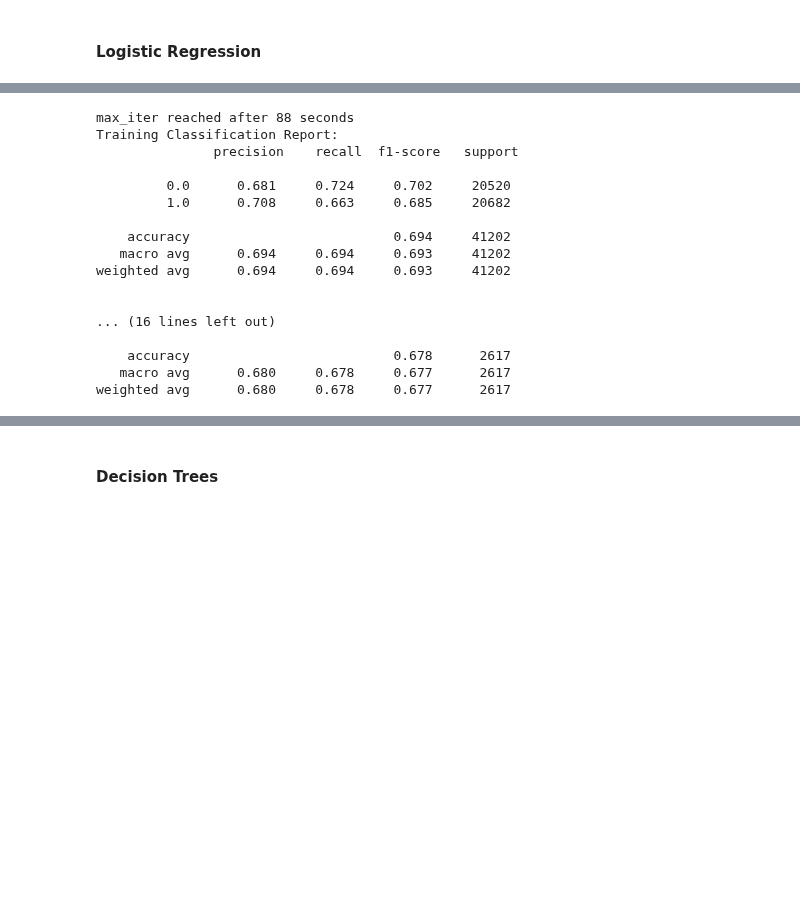
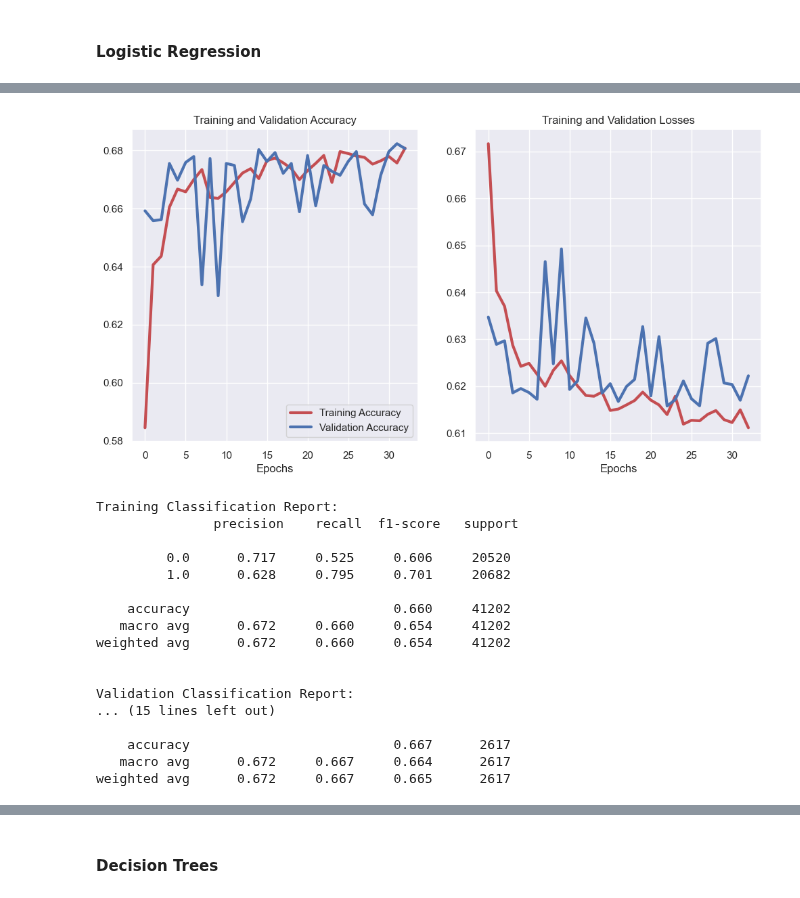
Before and after one commit to madhava20217/Malaria-Detection-from-Cells, a Jupyter notebook: Modeling/all_models.ipynb, the cells around one changed output, grey strips where cells are left out. Drawn from its saved outputs; the diff is of its cells as text; code cells hidden in the pictures; blank space fills up the shorter version.

```diff
--- a/Modeling/all_models.ipynb
+++ b/Modeling/all_models.ipynb
@@ -550,11 +647,24 @@ weighted avg      0.661     0.641     0.630      2617
 # %%
 from sklearn.linear_model import LogisticRegression
 
-logreg_cls =  LogisticRegression(max_iter = 200, verbose = 10, n_jobs = -1, solver = 'saga')
-logreg_cls.fit(x_train_aug.reshape(n_aug_train, -1), y_train_aug)
-preds_train = logreg_cls.predict(x_train_aug.reshape(n_aug_train, -1))
-preds_val   = logreg_cls.predict(x_val.reshape(n_val, -1))
-preds_test  = logreg_cls.predict(x_test.reshape(n_test, -1))
+logreg_cls =  tf.keras.Sequential([tf.keras.layers.Dense(2, activation = 'sigmoid', input_dim = HEIGHT * WIDTH * 3)])
+logreg_cls.compile(optimizer = tf.optimizers.Adam(0.001), loss = 'sparse_categorical_crossentropy', metrics = ['accuracy'])
+history = logreg_cls.fit(x_train_aug.reshape(n_aug_train, -1),
+                        y_train_aug,
+                        batch_size = 512,
+                        validation_data=[x_val.reshape(n_val, -1), y_val],
+                        validation_batch_size=128,
+                        epochs = 100,
+                        callbacks =  [tf.keras.callbacks.EarlyStopping(monitor = 'val_loss', patience = 10),
+                                    tf.keras.callbacks.ModelCheckpoint(str = 'val_loss', save_best_only = True, save_weights_only = True, filepath= "LR_Aug")])
+preds_train = np.argmax(logreg_cls.predict(x_train_aug.reshape(n_aug_train, -1)), axis = 1)
+preds_val   = np.argmax(logreg_cls.predict(x_val.reshape(n_val, -1)), axis = 1)
+preds_test  = np.argmax(logreg_cls.predict(x_test.reshape(n_test, -1)), axis = 1)
+
+logreg_cls.load_weights('LR_Aug')
+fig, ax = plot_history(history)
+
+fig.savefig(PLOT_SAVE + "logreg_aug_losscurve.png", facecolor = 'white')
 
 print("Training Classification Report: \n", classification_report(y_train_aug, preds_train, digits = N_DIGITS))
 print("\nValidation Classification Report: \n", classification_report(y_val, preds_val, digits = N_DIGITS))
@@ -564,17 +690,18 @@ print("\nTesting Classification Report: \n", classification_report(y_test, preds
+[figure, added]
-max_iter reached after 88 seconds
 Training Classification Report:
                precision    recall  f1-score   support
 
-         0.0      0.681     0.724     0.702     20520
-         1.0      0.708     0.663     0.685     20682
+         0.0      0.717     0.525     0.606     20520
+         1.0      0.628     0.795     0.701     20682
 
-    accuracy                          0.694     41202
-   macro avg      0.694     0.694     0.693     41202
-weighted avg      0.694     0.694     0.693     41202
+    accuracy                          0.660     41202
+   macro avg      0.672     0.660     0.654     41202
+weighted avg      0.672     0.660     0.654     41202
 
 
-... (16 lines left out)
+Validation Classification Report:
+... (15 lines left out)
 
-    accuracy                          0.678      2617
-   macro avg      0.680     0.678     0.677      2617
-weighted avg      0.680     0.678     0.677      2617
+    accuracy                          0.667      2617
+   macro avg      0.672     0.667     0.664      2617
+weighted avg      0.672     0.667     0.665      2617
```
Also changed, not shown: parts of 13 cells of this notebook, 19 other files.
